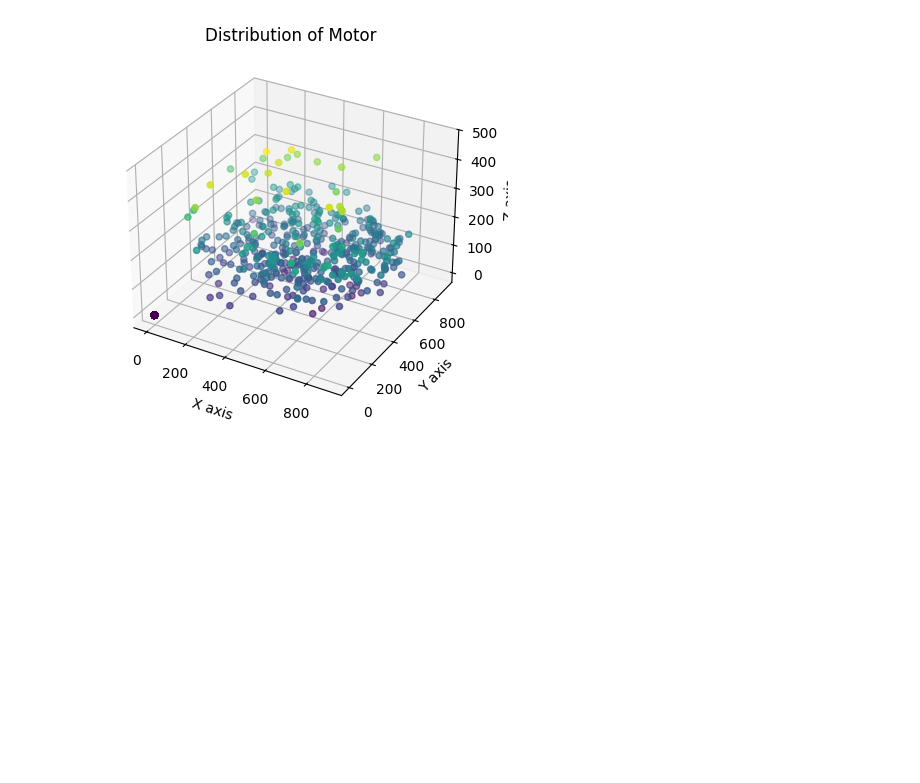
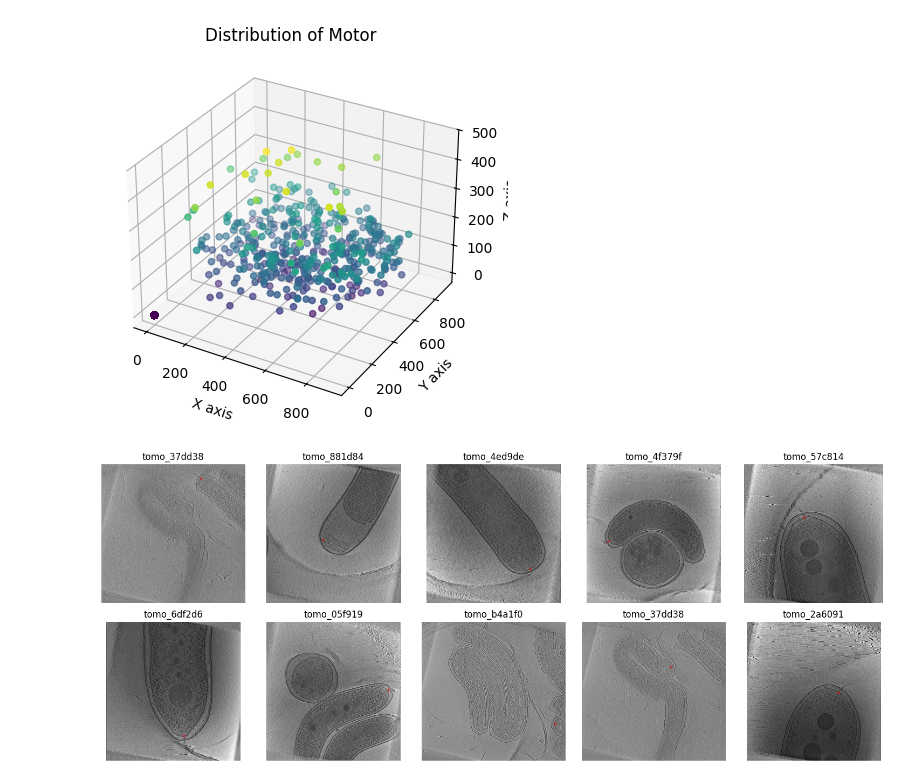
Before and after one commit to pranavdhawann/Final-Project-Group2, a Jupyter notebook: Code/DataViz/starter.ipynb, the cells around one changed output. Drawn from its saved outputs; the diff is of its cells as text; code cells hidden in the pictures; blank space fills up the shorter version.

Commit message:
Update : starter.ipynb -m visualise the images

```diff
--- a/Code/DataViz/starter.ipynb
+++ b/Code/DataViz/starter.ipynb
@@ -108,3 +109,31 @@ plt.ion()
 plt.show()
 # %% [output]
 [figure]
+# %%
+import random
+random_sample_df = train_labels[train_labels["Motor axis 0"]!= -1].sample(n=10)
+
+fig, axes = plt.subplots(2,5, figsize=(15, 6))
+for i, ax in enumerate(axes.flat):
+    random_sample = random_sample_df.iloc[i]
+    img_pth = data_path+"/train/"+random_sample["tomo_id"]+"/slice_"+str(int(random_sample["Motor axis 0"])).zfill(4)+".jpg"
+    img = cv2.imread(img_pth)
+    all_motors = train_labels[(train_labels["tomo_id"] == random_sample["tomo_id"]) &  (train_labels["Motor axis 0"] ==random_sample["Motor axis 0"])]
+    overlay = img.copy()
+    for _, motor in all_motors.iterrows():
+        point_position = (int(motor["Motor axis 2"]), int(motor["Motor axis 1"]))
+        point_color = (0, 0, 255)
+        radius = 10
+        alpha = 0.4
+        overlay = img.copy()
+        cv2.circle(overlay, point_position, radius, point_color, -1)
+        img = cv2.addWeighted(overlay, alpha, img, 1 - alpha, 0)
+
+    image_rgb = cv2.cvtColor(img, cv2.COLOR_BGR2RGB)
+    ax.imshow(image_rgb)
+    ax.set_title(random_sample["tomo_id"], loc='center')
+    ax.axis('off')
+plt.tight_layout()
+plt.show()
+# %% [output]
+[figure, added]
```
Also changed, not shown: parts of 1 cell of this notebook.
